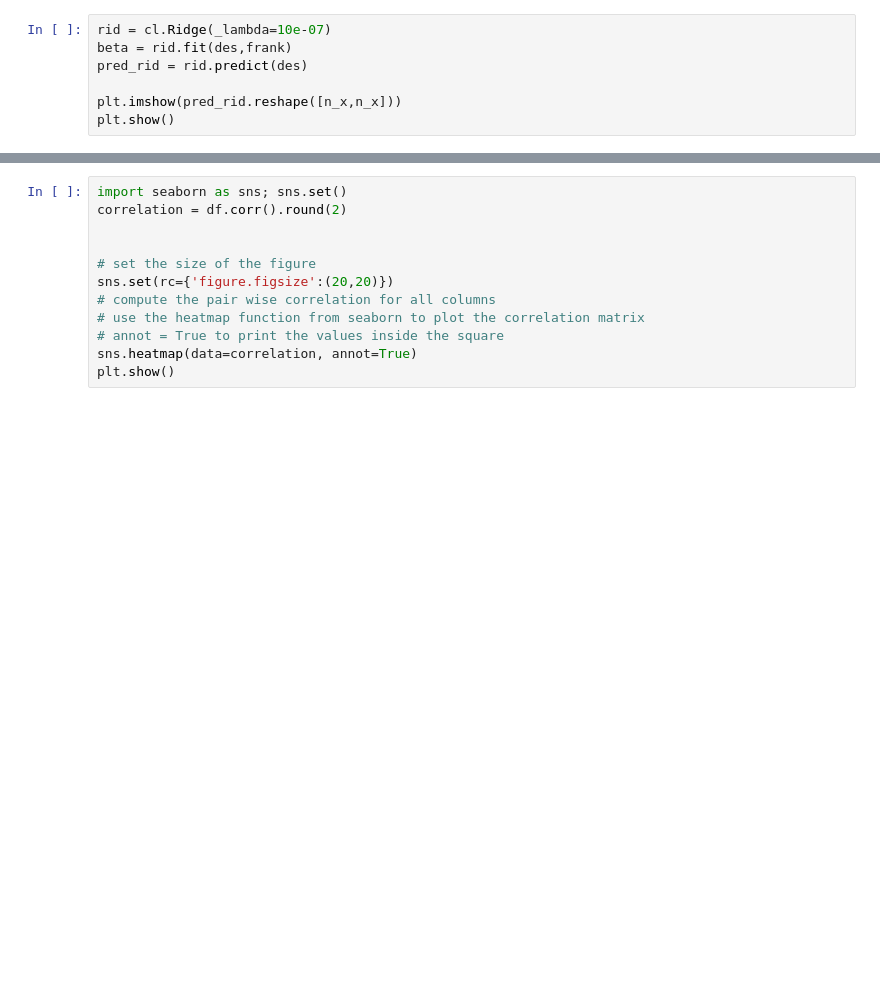
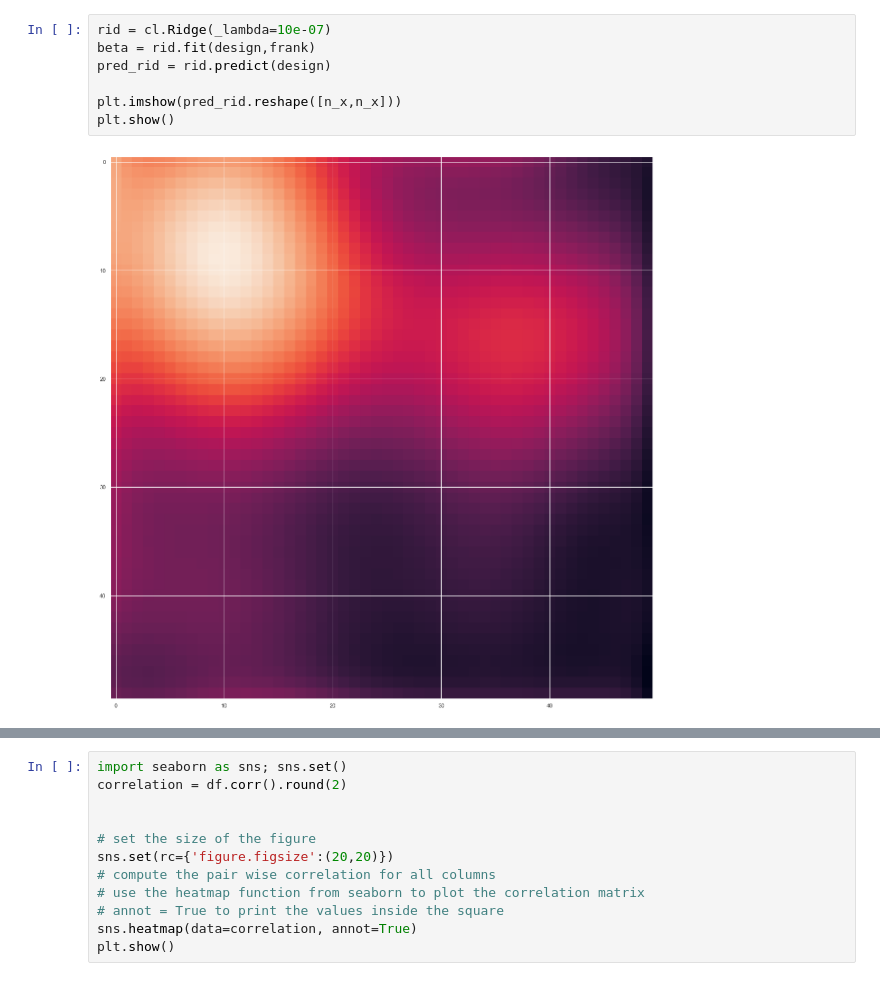
Before and after one commit to VemundST/Project2, a Jupyter notebook: Astrid/Astrid.ipynb, the cells around one changed output, grey strips where cells are left out. Drawn from its saved outputs; the diff is of its cells as text; blank space fills up the shorter version.

```diff
--- a/Astrid/Untitled.ipynb
+++ b/Astrid/Astrid.ipynb
@@ -43,9 +49,11 @@ plt.show()
 # %%
 rid = cl.Ridge(_lambda=10e-07)
-beta = rid.fit(des,frank)
-pred_rid = rid.predict(des)
+beta = rid.fit(design,frank)
+pred_rid = rid.predict(design)
 
 plt.imshow(pred_rid.reshape([n_x,n_x]))
 plt.show()
+# %% [output]
+[figure, added]
 # %%
 las = cl.Lasso_(_lambda=10e-07, intcept=False, max_it=10e4)
```
Also changed, not shown: parts of 12 cells of this notebook, 2 other files.
